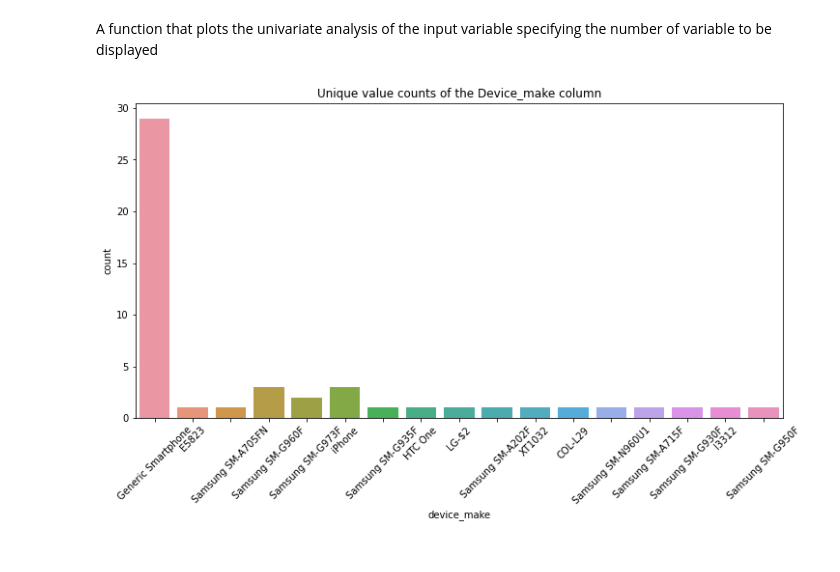
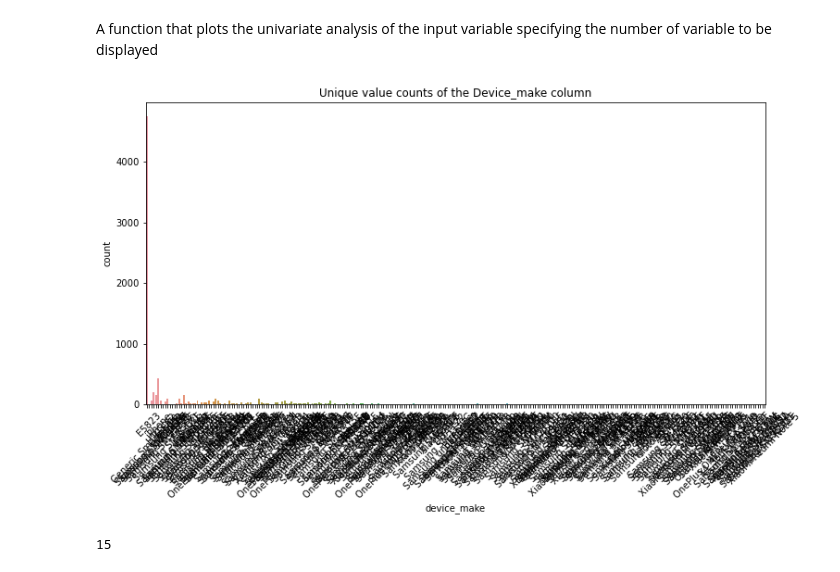
Before and after one commit to tadesse381/SmartAd_AB_test-1, a Jupyter notebook: notebooks/AdCampaingnEDA.ipynb, the cells around one changed output. Drawn from its saved outputs; the diff is of its cells as text; code cells hidden in the pictures.

Commit message:
More univariate analysis

```diff
--- a/notebooks/AdCampaingnEDA.ipynb
+++ b/notebooks/AdCampaingnEDA.ipynb
@@ -93,8 +93,21 @@ df['device_make'].nunique()
 # %% [output]
 270
+# %%
+def plot_univariate(x, title):
+    plt.figure(figsize=(12, 6))
+    sns.countplot(data=df, x=x)
+    plt.title(title)
+    plt.xticks(rotation=45)
+    plt.show()
 # %% [markdown]
 A function that plots the univariate analysis of the input variable specifying the number of variable to be displayed
 # %%
-plot_univariate(50, 'device_make', 'Unique value counts of the Device_make column')
+plot_univariate('device_make', 'Unique value counts of the Device_make column')
 # %% [output]
-[figure, old version]
+[figure, new version]
+# %%
+#Unique value count for browser of the user
+
+df['browser'].nunique()
+# %% [output]
+15
```
Also changed, not shown: parts of 6 cells of this notebook.
